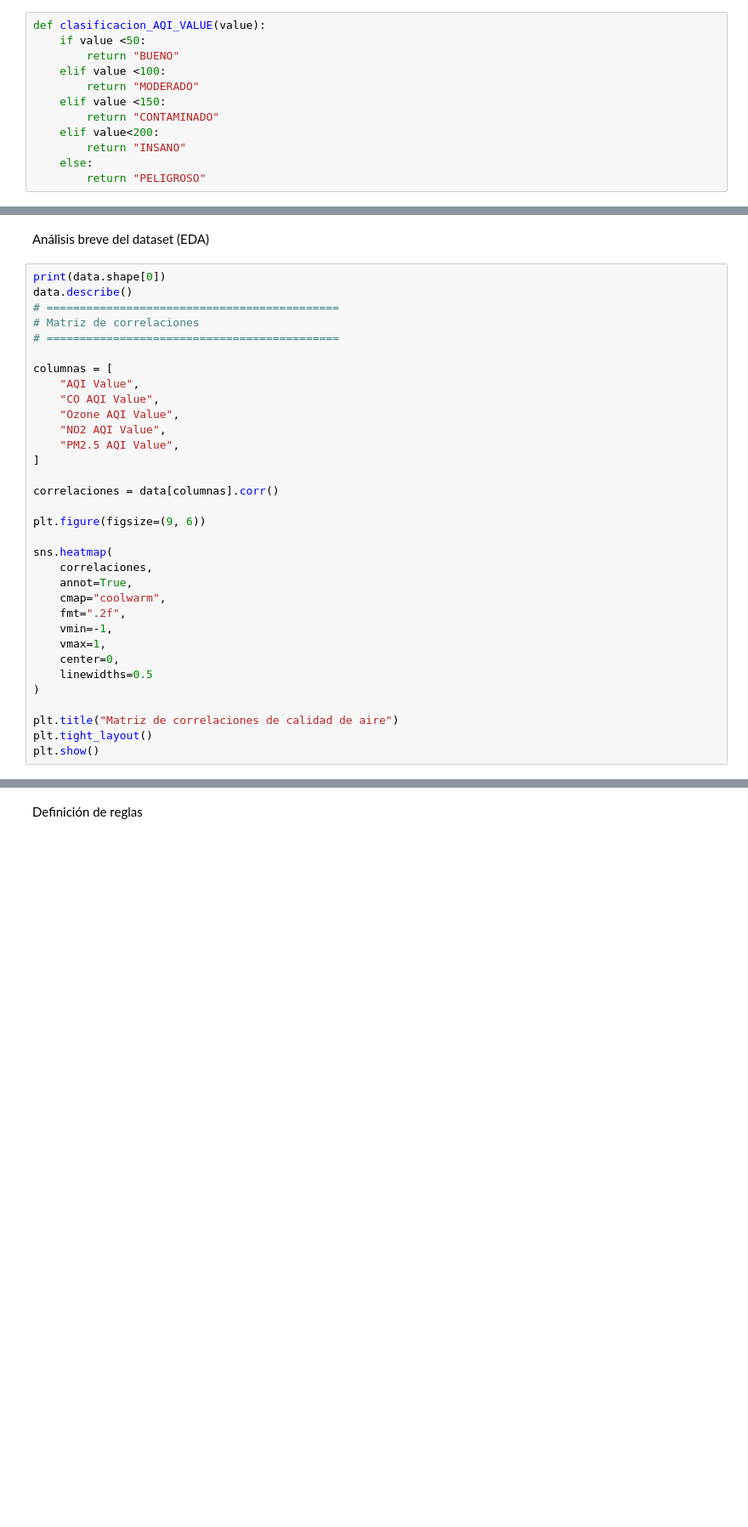
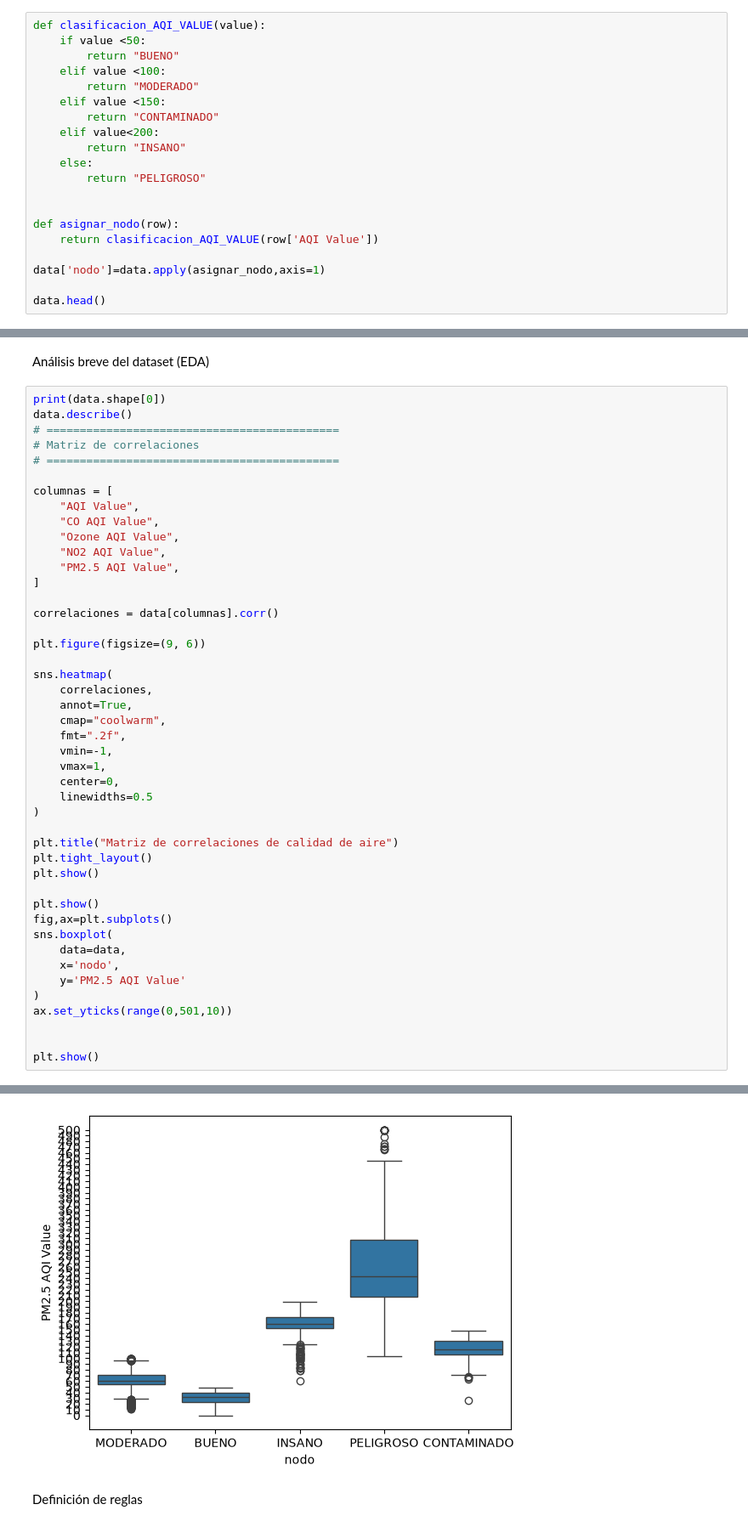
Before and after one commit to AndresDAM2526/MIA, a Jupyter notebook: 03c_SBR_Practica1.ipynb, the cells around one changed output, grey strips where cells are left out. Shown at 85% size. Saved outputs shown, nothing was run; the diff lists cells and outputs as text; blank space fills up the shorter version.

```diff
--- a/03c_SBR_Practica1.ipynb
+++ b/03c_SBR_Practica1.ipynb
@@ -64,3 +64,11 @@ def clasificacion_AQI_VALUE(value):
         return "INSANO"
     else:
         return "PELIGROSO"
+
+
+def asignar_nodo(row):
+    return clasificacion_AQI_VALUE(row['AQI Value'])
+
+data['nodo']=data.apply(asignar_nodo,axis=1)
+
+data.head()
@@ -75,32 +90,45 @@ data.describe()
 
 columnas = [
     "AQI Value",
     "CO AQI Value",
     "Ozone AQI Value",
     "NO2 AQI Value",
     "PM2.5 AQI Value",
 ]
 
 correlaciones = data[columnas].corr()
 
 plt.figure(figsize=(9, 6))
 
 sns.heatmap(
     correlaciones,
     annot=True,
     cmap="coolwarm",
     fmt=".2f",
     vmin=-1,
     vmax=1,
     center=0,
     linewidths=0.5
 )
 
 plt.title("Matriz de correlaciones de calidad de aire")
 plt.tight_layout()
 plt.show()
+
+plt.show()
+fig,ax=plt.subplots()
+sns.boxplot(
+    data=data,
+    x='nodo',
+    y='PM2.5 AQI Value'
+)
+ax.set_yticks(range(0,501,10))
+
+
+plt.show()
 # %% [output]
 16695
 [figure]
+[figure, added]
 # %% [markdown]
 Definición de reglas
```
Also changed, not shown: parts of 4 cells of this notebook.
